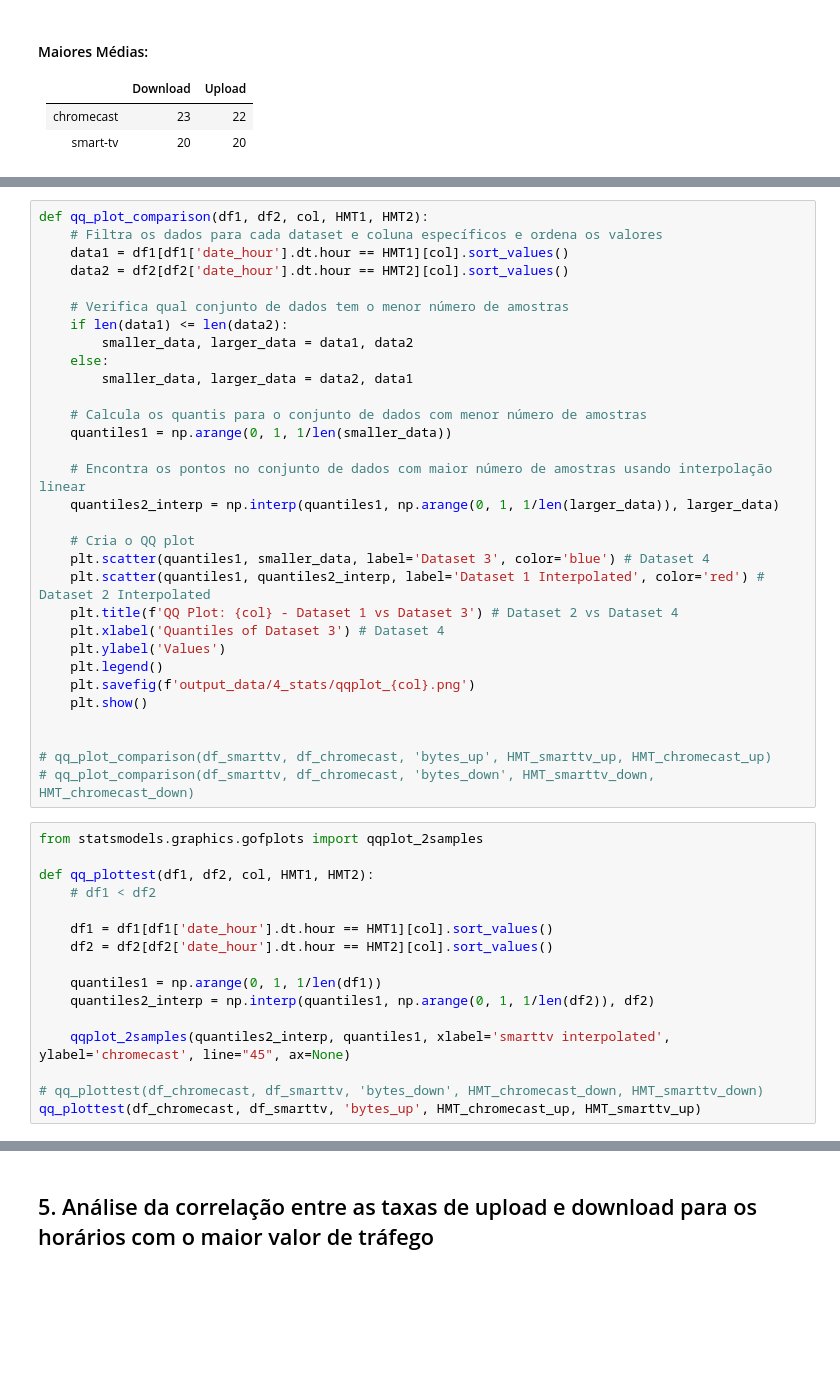
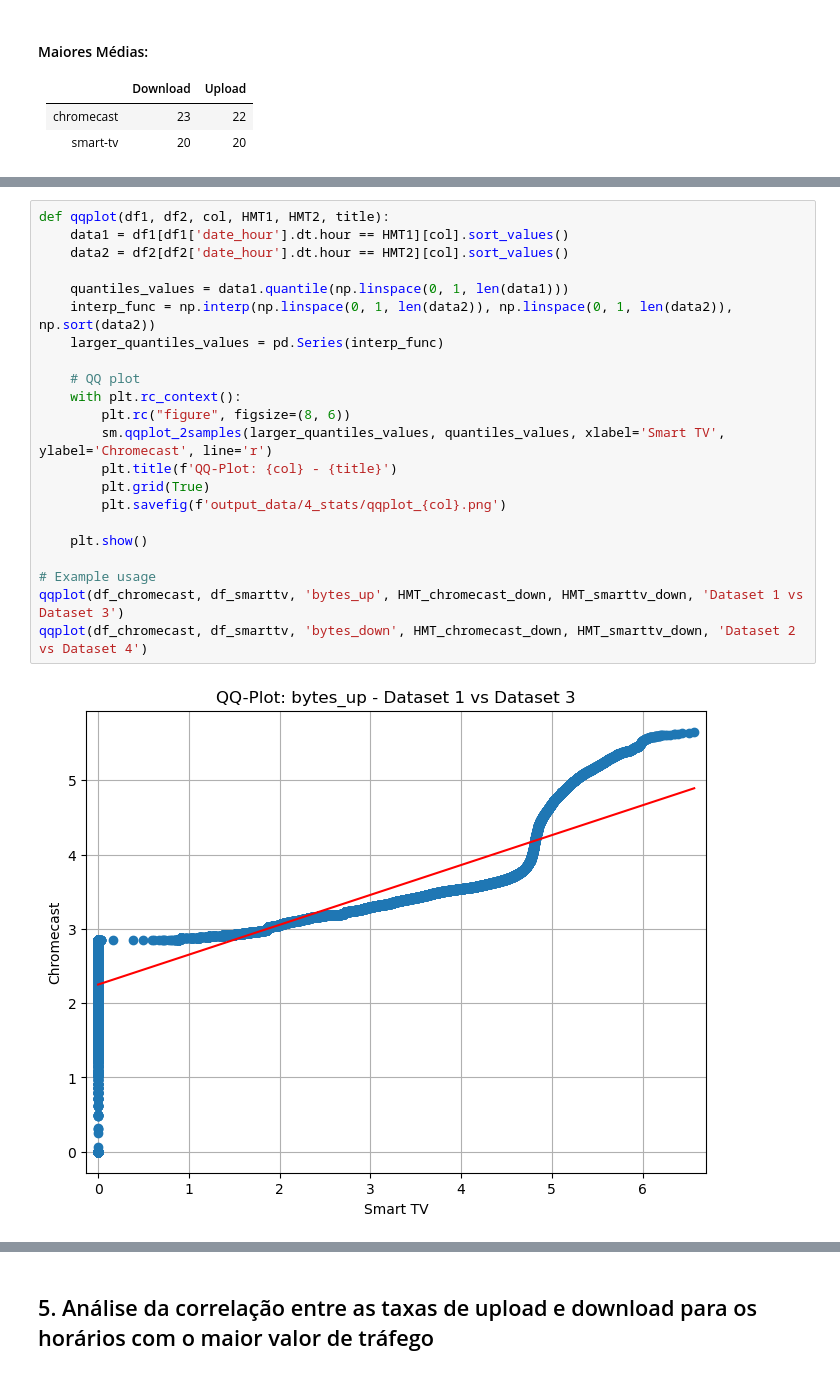
Before and after one commit to carol-santiago/Estat-stica-Projeto-Final, a Jupyter notebook: main.ipynb, the cells around one changed output, grey strips where cells are left out. Cells and saved outputs as stored; diff of their text form; blank space fills up the shorter version.

Commit message:
QQPlot fix

```diff
--- a/main.ipynb
+++ b/main.ipynb
@@ -294,47 +281,24 @@ pltHMT(df_chromecast, 'Chromecast', 'bytes_down', HMT_chromecast_down)
-# %%
-def qq_plot_comparison(df1, df2, col, HMT1, HMT2):
-    # Filtra os dados para cada dataset e coluna específicos e ordena os valores
-    data1 = df1[df1['date_hour'].dt.hour == HMT1][col].sort_values()
-    data2 = df2[df2['date_hour'].dt.hour == HMT2][col].sort_values()
-
-    # Verifica qual conjunto de dados tem o menor número de amostras
-    if len(data1) <= len(data2):
-        smaller_data, larger_data = data1, data2
-    else:
-        smaller_data, larger_data = data2, data1
-
-    # Calcula os quantis para o conjunto de dados com menor número de amostras
-    quantiles1 = np.arange(0, 1, 1/len(smaller_data))
-
-    # Encontra os pontos no conjunto de dados com maior número de amostras usando interpolação linear
-    quantiles2_interp = np.interp(quantiles1, np.arange(0, 1, 1/len(larger_data)), larger_data)
-
-    # Cria o QQ plot
-    plt.scatter(quantiles1, smaller_data, label='Dataset 3', color='blue') # Dataset 4
-    plt.scatter(quantiles1, quantiles2_interp, label='Dataset 1 Interpolated', color='red') # Dataset 2 Interpolated
-    plt.title(f'QQ Plot: {col} - Dataset 1 vs Dataset 3') # Dataset 2 vs Dataset 4
-    plt.xlabel('Quantiles of Dataset 3') # Dataset 4
-    plt.ylabel('Values')
-    plt.legend()
-    plt.savefig(f'output_data/4_stats/qqplot_{col}.png')
-    plt.show()
-
-
-# qq_plot_comparison(df_smarttv, df_chromecast, 'bytes_up', HMT_smarttv_up, HMT_chromecast_up)
-# qq_plot_comparison(df_smarttv, df_chromecast, 'bytes_down', HMT_smarttv_down, HMT_chromecast_down)
-# %%
-from statsmodels.graphics.gofplots import qqplot_2samples
-
-def qq_plottest(df1, df2, col, HMT1, HMT2):
-    # df1 < df2
-
-    df1 = df1[df1['date_hour'].dt.hour == HMT1][col].sort_values()
-    df2 = df2[df2['date_hour'].dt.hour == HMT2][col].sort_values()
-
-    quantiles1 = np.arange(0, 1, 1/len(df1))
-    quantiles2_interp = np.interp(quantiles1, np.arange(0, 1, 1/len(df2)), df2)
-
-    qqplot_2samples(quantiles2_interp, quantiles1, xlabel='smarttv interpolated', ylabel='chromecast', line="45", ax=None)
-
-# qq_plottest(df_chromecast, df_smarttv, 'bytes_down', HMT_chromecast_down, HMT_smarttv_down)
-qq_plottest(df_chromecast, df_smarttv, 'bytes_up', HMT_chromecast_up, HMT_smarttv_up)
+# %%
+def qqplot(df1, df2, col, HMT1, HMT2, title):
+    data1 = df1[df1['date_hour'].dt.hour == HMT1][col].sort_values()
+    data2 = df2[df2['date_hour'].dt.hour == HMT2][col].sort_values()
+
+    quantiles_values = data1.quantile(np.linspace(0, 1, len(data1)))
+    interp_func = np.interp(np.linspace(0, 1, len(data2)), np.linspace(0, 1, len(data2)), np.sort(data2))
+    larger_quantiles_values = pd.Series(interp_func)
+
+    # QQ plot
+    with plt.rc_context():
+        plt.rc("figure", figsize=(8, 6))
+        sm.qqplot_2samples(larger_quantiles_values, quantiles_values, xlabel='Smart TV', ylabel='Chromecast', line='r')
+        plt.title(f'QQ-Plot: {col} - {title}')
+        plt.grid(True)
+        plt.savefig(f'output_data/4_stats/qqplot_{col}.png')
+
+    plt.show()
+
+# Example usage
+qqplot(df_chromecast, df_smarttv, 'bytes_up', HMT_chromecast_down, HMT_smarttv_down, 'Dataset 1 vs Dataset 3')
+qqplot(df_chromecast, df_smarttv, 'bytes_down', HMT_chromecast_down, HMT_smarttv_down, 'Dataset 2 vs Dataset 4')
+# %% [output]
+[figure, added]
```
Also changed, not shown: parts of 3 cells of this notebook, 4 other files.
